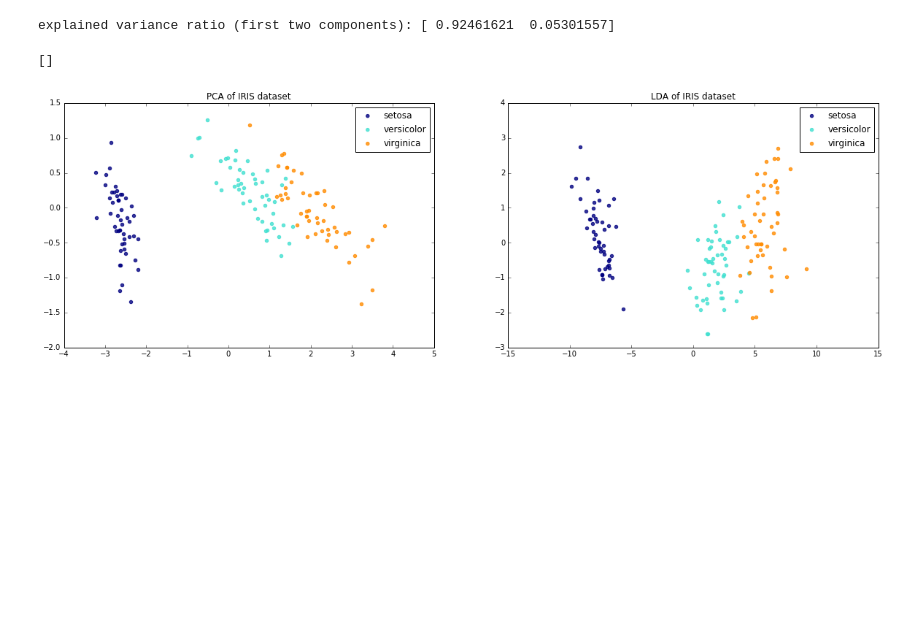
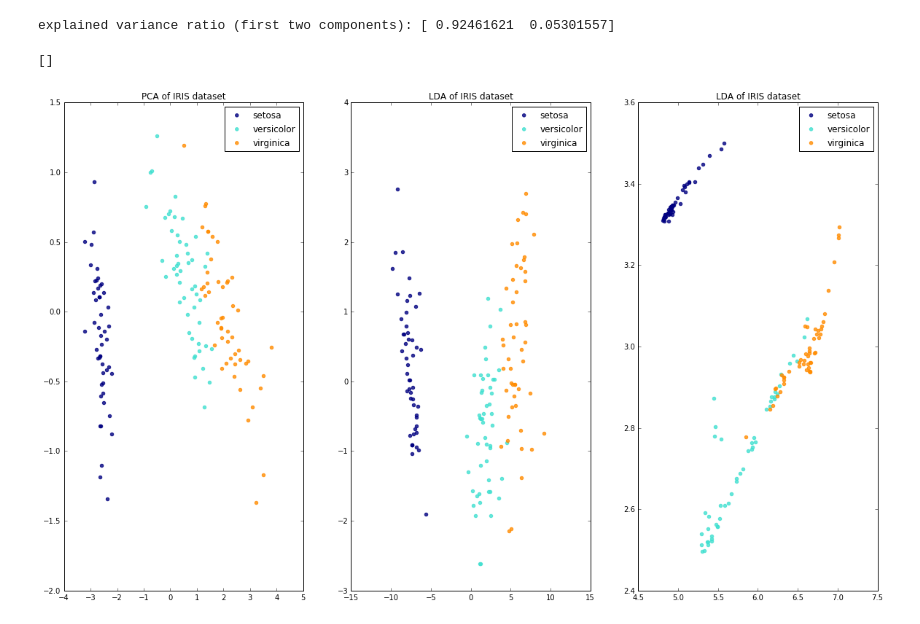
Before and after one commit to no85j/20171014, a Jupyter notebook: no85jtest.ipynb, the cells around one changed output. Drawn from its saved outputs; the diff is of its cells as text; code cells hidden in the pictures; blank space fills up the shorter version.

```diff
--- a/no85jtest.ipynb
+++ b/no85jtest.ipynb
@@ -19,32 +19,44 @@ X_r = pca.fit(X).transform(X)
 
 lda = LinearDiscriminantAnalysis(n_components=2)
 X_r2 = lda.fit(X, y).transform(X)
+
+kpca = decomposition.KernelPCA(kernel="rbf", n_components=2, fit_inverse_transform=True)
+X_kpca = kpca.fit_transform(X)
+X_r3 = kpca.inverse_transform(X_kpca)
 # %%
 print('explained variance ratio (first two components): %s'
       % str(pca.explained_variance_ratio_))
 
 
-fig, [ax1,ax2] = plt.subplots(1,2, figsize=(20, 6))
+fig, [ax1,ax2,ax3] = plt.subplots(1,3, figsize=(20, 12))
 
 colors = ['navy', 'turquoise', 'darkorange']
 
 for color, i, target_name in zip(colors, [0, 1, 2], target_names):
     ax1.scatter(X_r[y == i, 0], X_r[y == i, 1], color=color, alpha=.8,
                 label=target_name)
 ax1.legend(loc='best', shadow=False, scatterpoints=1)
 ax1.set_title('PCA of IRIS dataset')
 
 ax1.plot()
 
 
 for color, i, target_name in zip(colors, [0, 1, 2], target_names):
     ax2.scatter(X_r2[y == i, 0], X_r2[y == i, 1], alpha=.8, color=color,
                 label=target_name)
 ax2.legend(loc='best', shadow=False, scatterpoints=1)
 ax2.set_title('LDA of IRIS dataset')
 
 ax2.plot()
+
+for color, i, target_name in zip(colors, [0, 1, 2], target_names):
+    ax3.scatter(X_r3[y == i, 0], X_r3[y == i, 1], alpha=.8, color=color,
+                label=target_name)
+ax3.legend(loc='best', shadow=False, scatterpoints=1)
+ax3.set_title('LDA of IRIS dataset')
+
+ax3.plot()
 # %% [output]
 explained variance ratio (first two components): [ 0.92461621  0.05301557]
 []
-[figure, old version]
+[figure, new version]
```
